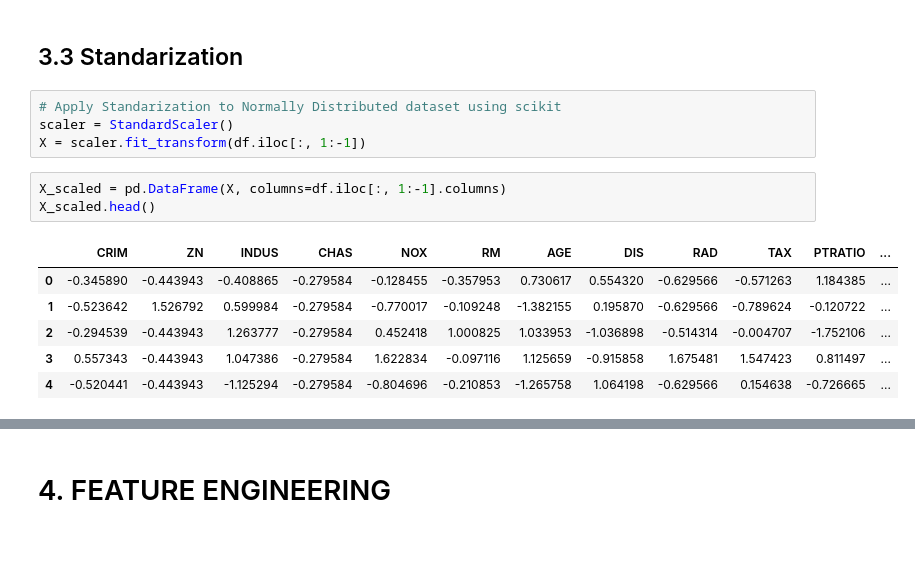
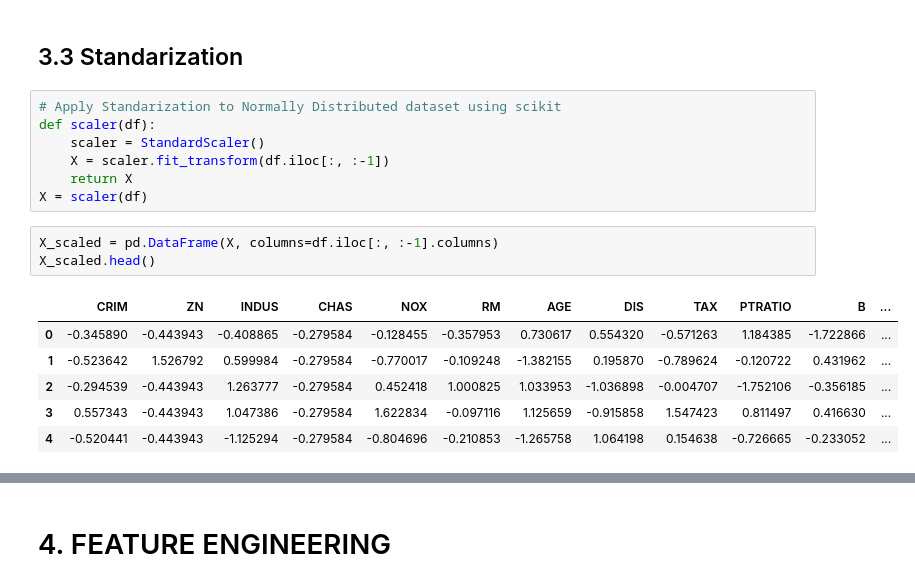
Before and after one commit to Jeyramana/GUVI_Assignments, a Jupyter notebook: Assignment_4/boston.ipynb, the cells around one changed output, grey strips where cells are left out. Cells and saved outputs as stored; diff of their text form; blank space fills up the shorter version.

```diff
--- a/Assignment_4/boston.ipynb
+++ b/Assignment_4/boston.ipynb
@@ -316,18 +296,21 @@ Column MEDV outliers = 9.50%
 ## 3.3 Standarization
 # %%
 # Apply Standarization to Normally Distributed dataset using scikit
-scaler = StandardScaler()
-X = scaler.fit_transform(df.iloc[:, 1:-1])
+def scaler(df):
+    scaler = StandardScaler()
+    X = scaler.fit_transform(df.iloc[:, :-1])
+    return X
+X = scaler(df)
 # %%
-X_scaled = pd.DataFrame(X, columns=df.iloc[:, 1:-1].columns)
+X_scaled = pd.DataFrame(X, columns=df.iloc[:, :-1].columns)
 X_scaled.head()
 # %% [output]
-|  | CRIM | ZN | INDUS | CHAS | NOX | RM | AGE | DIS | RAD | TAX | PTRATIO | ... |
-| 0 | -0.345890 | -0.443943 | -0.408865 | -0.279584 | -0.128455 | -0.357953 | 0.730617 | 0.554320 | -0.629566 | -0.571263 | 1.184385 | ... |
-| 1 | -0.523642 | 1.526792 | 0.599984 | -0.279584 | -0.770017 | -0.109248 | -1.382155 | 0.195870 | -0.629566 | -0.789624 | -0.120722 | ... |
-| 2 | -0.294539 | -0.443943 | 1.263777 | -0.279584 | 0.452418 | 1.000825 | 1.033953 | -1.036898 | -0.514314 | -0.004707 | -1.752106 | ... |
-| 3 | 0.557343 | -0.443943 | 1.047386 | -0.279584 | 1.622834 | -0.097116 | 1.125659 | -0.915858 | 1.675481 | 1.547423 | 0.811497 | ... |
-| 4 | -0.520441 | -0.443943 | -1.125294 | -0.279584 | -0.804696 | -0.210853 | -1.265758 | 1.064198 | -0.629566 | 0.154638 | -0.726665 | ... |
+|  | CRIM | ZN | INDUS | CHAS | NOX | RM | AGE | DIS | TAX | PTRATIO | B | ... |
+| 0 | -0.345890 | -0.443943 | -0.408865 | -0.279584 | -0.128455 | -0.357953 | 0.730617 | 0.554320 | -0.571263 | 1.184385 | -1.722866 | ... |
+| 1 | -0.523642 | 1.526792 | 0.599984 | -0.279584 | -0.770017 | -0.109248 | -1.382155 | 0.195870 | -0.789624 | -0.120722 | 0.431962 | ... |
+| 2 | -0.294539 | -0.443943 | 1.263777 | -0.279584 | 0.452418 | 1.000825 | 1.033953 | -1.036898 | -0.004707 | -1.752106 | -0.356185 | ... |
+| 3 | 0.557343 | -0.443943 | 1.047386 | -0.279584 | 1.622834 | -0.097116 | 1.125659 | -0.915858 | 1.547423 | 0.811497 | 0.416630 | ... |
+| 4 | -0.520441 | -0.443943 | -1.125294 | -0.279584 | -0.804696 | -0.210853 | -1.265758 | 1.064198 | 0.154638 | -0.726665 | -0.233052 | ... |
 # %%
 plt.figure(figsize=(15, 8))
 sns.boxplot(data=X_scaled)
```
Also changed, not shown: parts of 36 cells of this notebook.
